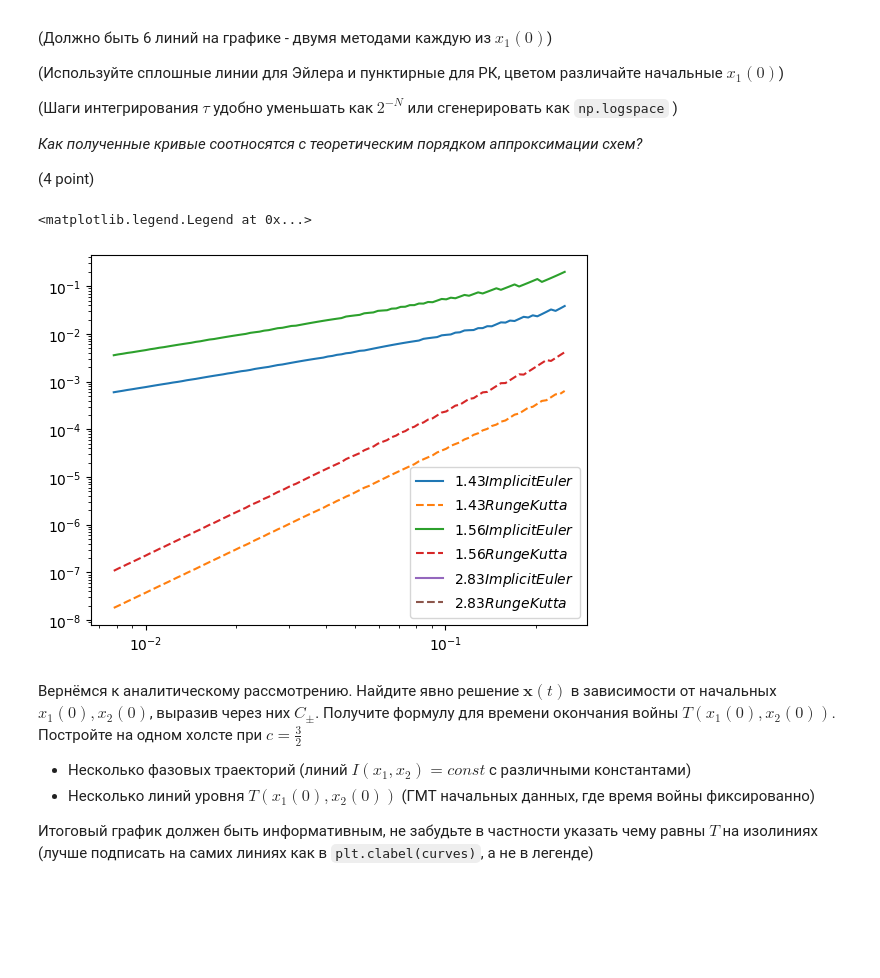
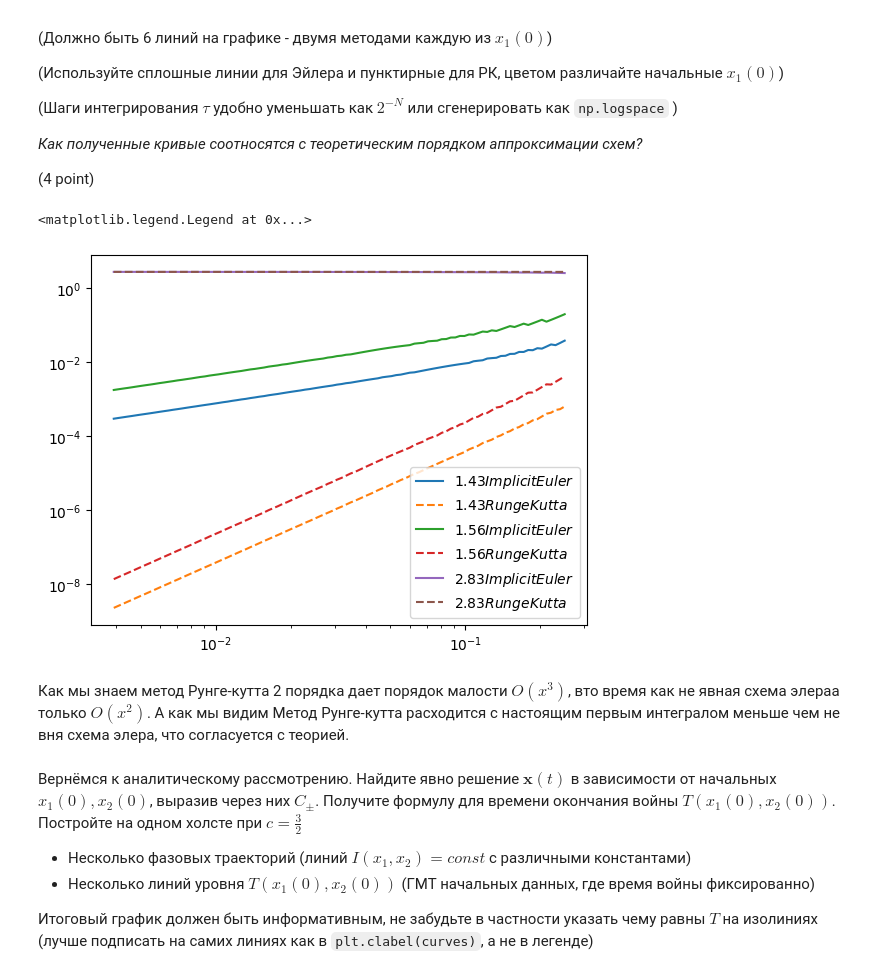
Before and after one commit to Clai101/Comp_Ph, a Jupyter notebook: IVP_ODE.ipynb, the cells around one changed output. Drawn from its saved outputs; the diff is of its cells as text; code cells hidden in the pictures; blank space fills up the shorter version.

```diff
--- a/IVP_ODE.ipynb
+++ b/IVP_ODE.ipynb
@@ -242,6 +242,7 @@ $\delta I = |I(x(T),y(T)) - I(x_1(0),x_2(0)|$ , в зависимости от
 
 (4 point)
 # %%
+from fractions import Fraction
 c = 2
 x0 = np.array([2**0.5 * (1 + 0.01), 1])
 I_real = x0[0]**2/c - x0[1]**2
@@ -267,7 +268,7 @@ ax = fig.add_subplot(1, 1, 1)
 rungekut = []
 implicit_euler = []
 euler_solve = []
-time = np.logspace(-7, -2, 100, base = 2)
+time = np.logspace(-8, -2, 100, base = 2)
 for i in time:
     y = rungeKutta(x0, i)
     rungekut.append(abs(y[0]**2/c-y[1]**2 - I_real))
@@ -278,39 +279,38 @@ ax.plot(np.array(time), np.array(rungekut), "--", label=f"{round(x0[0], 2)}$Rung
 
 y0 = np.array([2**0.5 * (1 + 0.1), 1])
 I_real = y0[0]**2/c - y0[1]**2
 rungekut = []
 implicit_euler = []
 euler_solve = []
-time = np.logspace(-7, -2, 100, base = 2)
 for i in time:
     y = rungeKutta(y0, i)
     rungekut.append(abs(y[0]**2/c-y[1]**2 - I_real))
     y = implicit_euler_solve_(y0, i)
     implicit_euler.append(abs(y[0]**2/c-y[1]**2 - I_real))
 
 ax.plot(np.array(time), np.array(implicit_euler), label=f"{round(y0[0], 2)}$ImplicitEuler$")
 ax.plot(np.array(time), np.array(rungekut), "--", label=f"{round(y0[0], 2)}$RungeKutta$")
 
 u0 = np.array([2**0.5 * 2, 1])
 I_real = u0[0]**2/c - u0[1]**2
 rungekut = []
 implicit_euler = []
 euler_solve = []
-time = np.logspace(-7, -2, 100, base = 2)
 for i in time:
     y = rungeKutta(y0, i)
-    rungekut.append(abs(u0[0]**2/c-u0[1]**2 - I_real))
+    rungekut.append(abs(y[0]**2/c-y[1]**2 - I_real))
     y = implicit_euler_solve_(y0, i)
-    implicit_euler.append(abs(u0[0]**2/c-u0[1]**2 - I_real))
-
+    implicit_euler.append(abs(y[0]**2/c-y[1]**2 - I_real))
 ax.plot(np.array(time), np.array(implicit_euler), label=f"{round(u0[0], 2)}$ImplicitEuler$")
 ax.plot(np.array(time), np.array(rungekut), "--", label=f"{round(u0[0], 2)}$RungeKutta$")
 ax.set_xscale('log')
 ax.set_yscale('log')
 ax.legend(loc = 'best')
 # %% [output]
 <matplotlib.legend.Legend at 0x...>
-[figure, old version]
+[figure, new version]
+# %% [markdown]
+Как мы знаем метод Рунге-кутта 2 порядка дает порядок малости $O(x^3)$, вто время как не явная схема элераа только $O(x^2)$. А как мы видим  Метод Рунге-кутта расходится с настоящим первым интегралом меньше чем не вня схема элера, что согласуется с теорией.
 # %% [markdown]
 Вернёмся к аналитическому рассмотрению.
 Найдите явно решение $\mathbf{x}(t)$ в зависимости от начальных $x_1(0), x_2(0)$, выразив через них $C_{\pm}$.
```
